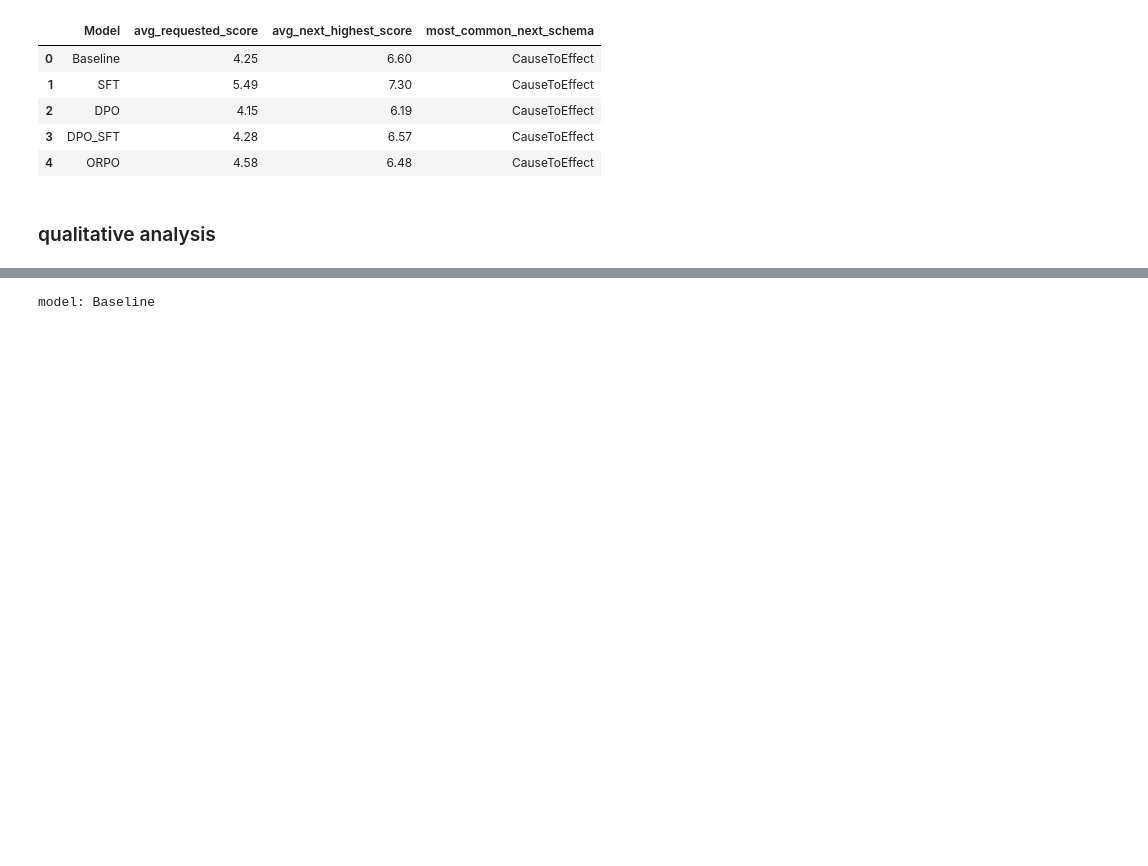
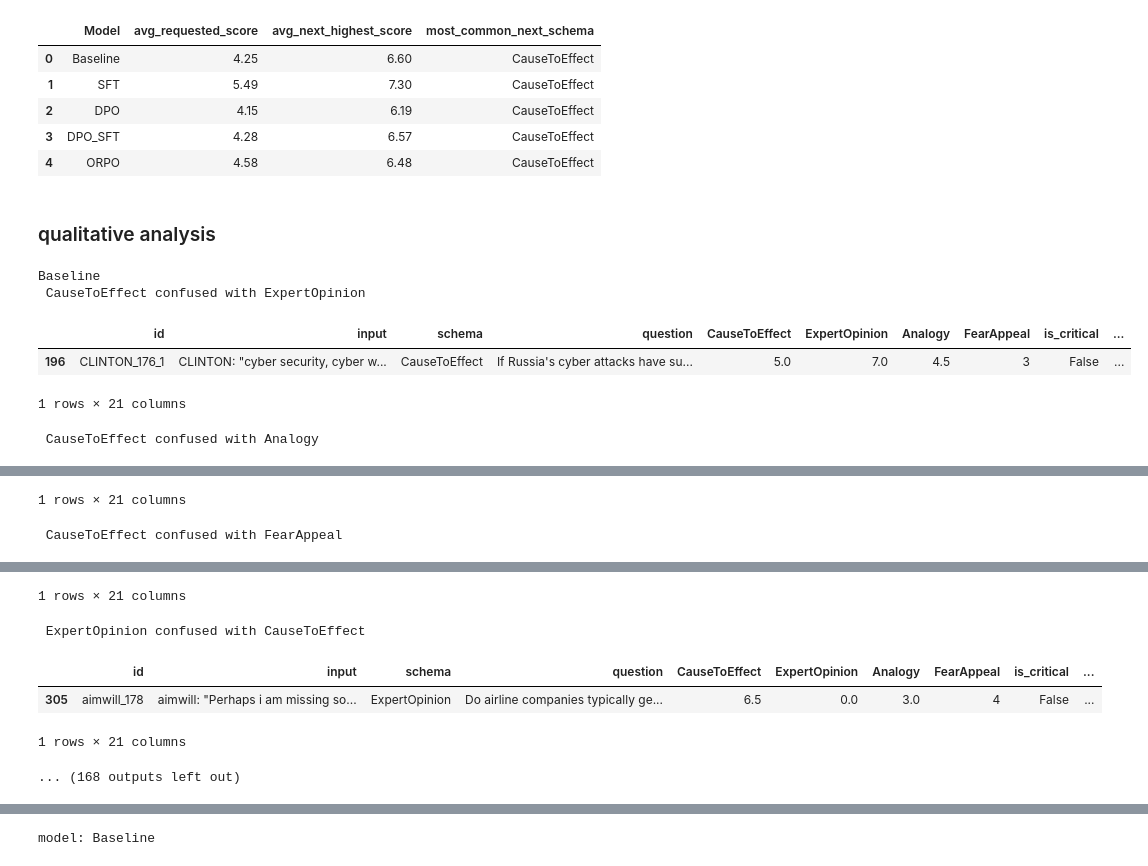
Before and after one commit to RicoStaedeli/NLP2025_CQG, a Jupyter notebook: 5_Evaluation_Analytics.ipynb, the cells around one changed output, grey strips where cells are left out. Saved outputs shown, nothing was run; the diff lists cells and outputs as text; code cells hidden in the pictures; blank space fills up the shorter version.

```diff
--- a/5_Evaluation_Analytics.ipynb
+++ b/5_Evaluation_Analytics.ipynb
@@ -661,3 +661,33 @@ for schema in schemas:
 | 4 | ORPO | 4.58 | 6.48 | CauseToEffect |
 # %% [markdown]
 ### qualitative analysis
+# %%
+largest_confusions_dfs = []
+
+for model_name, df in zip(model_names, dfs):
+    df_filtered = df[df['is_critical'] == False]
+
+    print(model_name)
+
+    top_confusions = []
+
+    for schema in schemas:
+        df_schema = df_filtered[df_filtered['schema'] == schema]
+
+        other_schemas = [s for s in schemas if s != schema]
+
+        for other_schema in other_schemas:
+            print(f" {schema} confused with {other_schema}")
+            max_value = df_schema[other_schema].max()
+            max_row = df_schema[df_schema[other_schema] == max_value]
+            display(max_row.head(1))
+        top_confusions.append(max_row)
+
+    largest_confusions_dfs.append(top_confusions)
+# %% [output]
+Baseline
+ CauseToEffect confused with ExpertOpinion
+|  | id | input | schema | question | CauseToEffect | ExpertOpinion | Analogy | FearAppeal | is_critical | ... |
+| 196 | CLINTON_176_1 | CLINTON: "cyber security, cyber w... | CauseToEffect | If Russia's cyber attacks have su... | 5.0 | 7.0 | 4.5 | 3 | False | ... |
+1 rows × 21 columns
+ CauseToEffect confused with Analogy
@@ -663,0 +696,2 @@ for schema in schemas:
+1 rows × 21 columns
+ CauseToEffect confused with FearAppeal
@@ -664,3 +700,9 @@ for schema in schemas:
+1 rows × 21 columns
+ ExpertOpinion confused with CauseToEffect
+|  | id | input | schema | question | CauseToEffect | ExpertOpinion | Analogy | FearAppeal | is_critical | ... |
+| 305 | aimwill_178 | aimwill: "Perhaps i am missing so... | ExpertOpinion | Do airline companies typically ge... | 6.5 | 0.0 | 3.0 | 4 | False | ... |
+1 rows × 21 columns
+... (168 outputs left out)
 # %%
 simple_filtered_dfs = []
 
```
Also changed, not shown: parts of 1 cell of this notebook.
